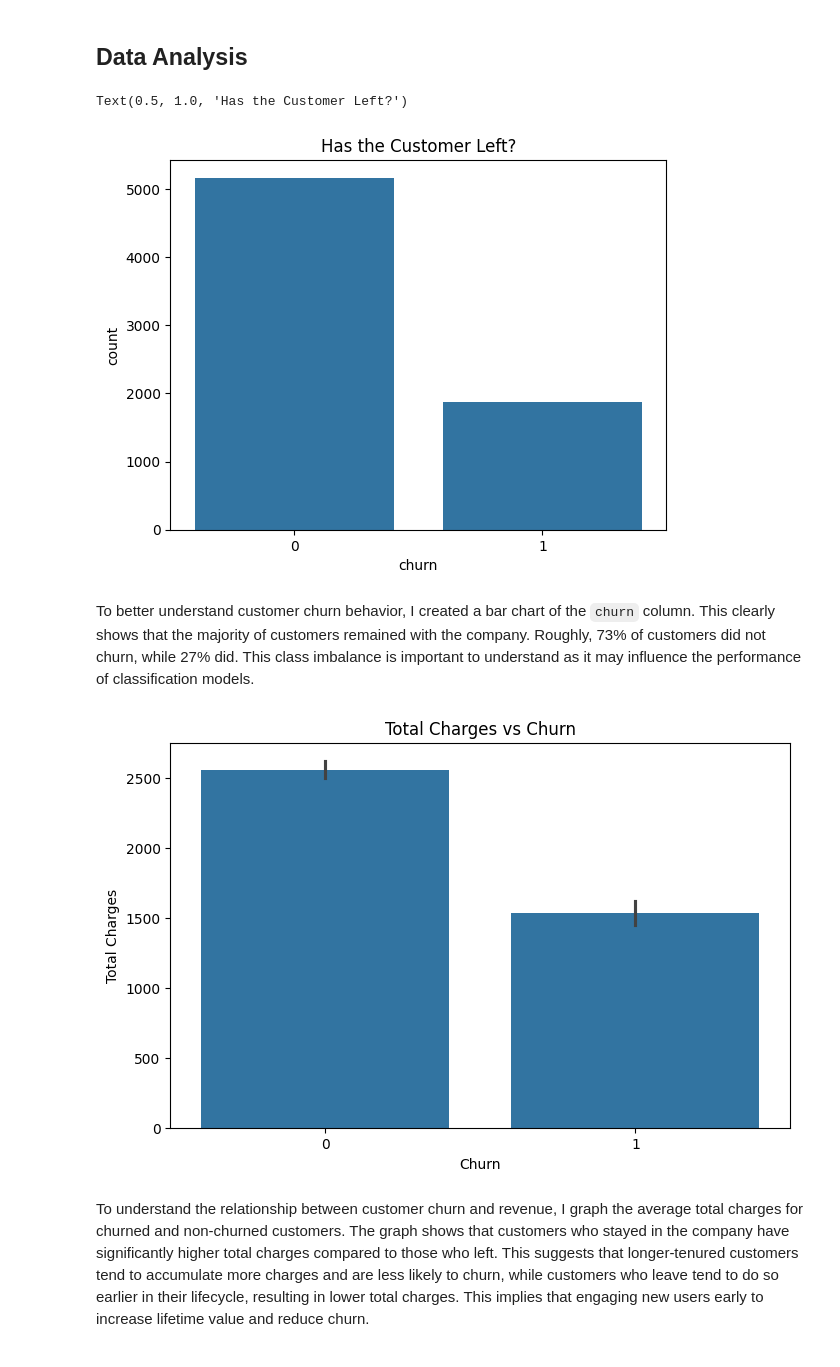
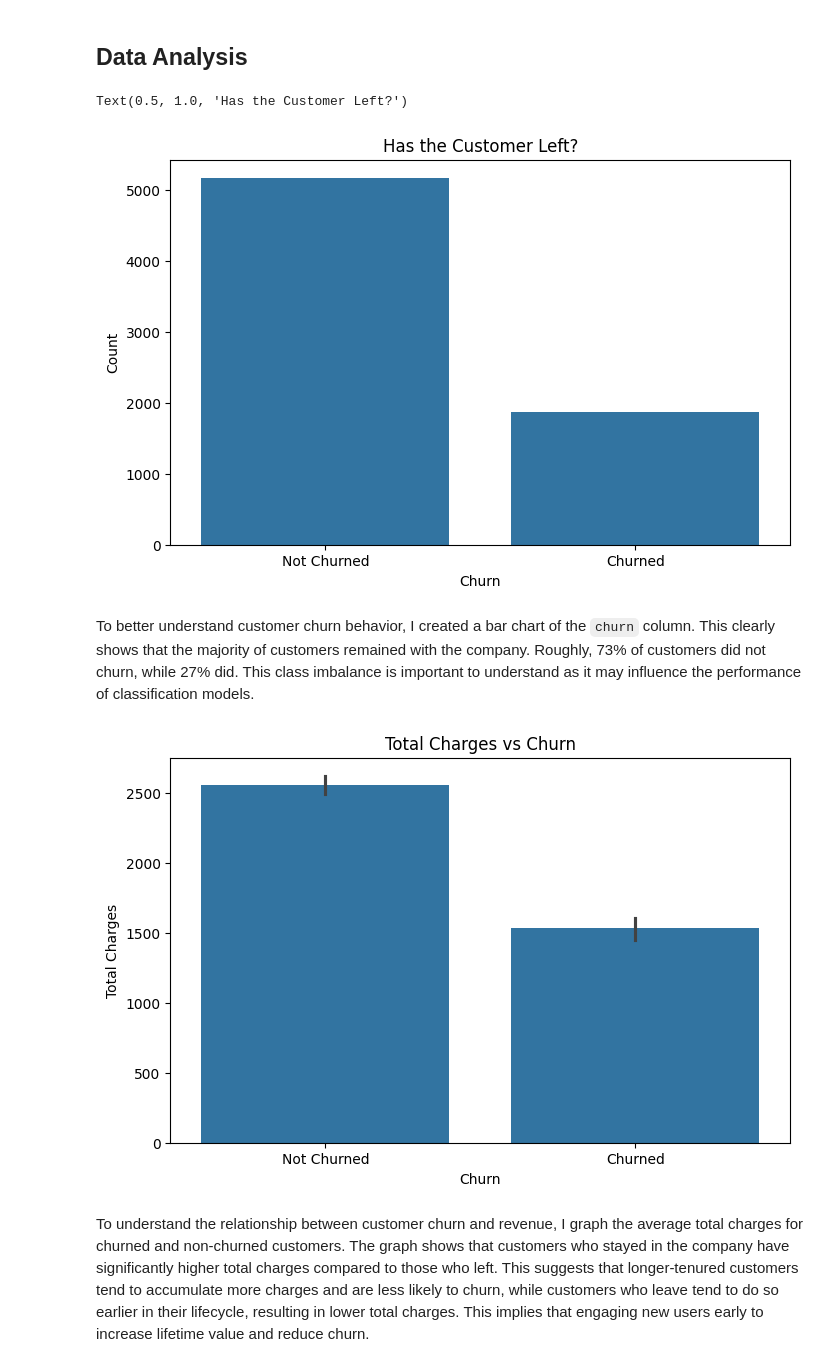
Before and after one commit to jeelfaldu7/customer_churn_forecasting_for_interconnect, a Jupyter notebook: notebook.ipynb, the cells around one changed output. Drawn from its saved outputs; the diff is of its cells as text; code cells hidden in the pictures.

```diff
--- a/notebook.ipynb
+++ b/notebook.ipynb
@@ -445,11 +445,15 @@ This transformation made the data more interpretable for analysis.
 ## Data Analysis
 # %%
 # Create a bar plot showing the count of customers who have churned vs. not churned
+plt.figure(figsize=(8, 5))
 sns.countplot(x='churn', data=final)
+plt.xlabel('Churn')
+plt.ylabel('Count')
+plt.xticks([0, 1], ['Not Churned', 'Churned'])
 plt.title('Has the Customer Left?')
 # %% [output]
 Text(0.5, 1.0, 'Has the Customer Left?')
-[figure, old version]
+[figure, new version]
 # %% [markdown]
 To better understand customer churn behavior, I created a bar chart of the `churn` column. This clearly shows that the majority of customers remained with the company. Roughly, 73% of customers did not churn, while 27% did. This class imbalance is important to understand as it may influence the performance of classification models.
 # %%
@@ -459,9 +463,10 @@ sns.barplot(x='churn', y='total_charges', data=final)
 plt.title('Total Charges vs Churn')
 plt.xlabel('Churn')
 plt.ylabel('Total Charges')
+plt.xticks([0, 1], ['Not Churned', 'Churned'])
 plt.show()
 # %% [output]
-[figure, old version]
+[figure, new version]
 # %% [markdown]
 To understand the relationship between customer churn and revenue, I graph the average total charges for churned and non-churned customers. The graph shows that customers who stayed in the company have significantly higher total charges compared to those who left. This suggests that longer-tenured customers tend to accumulate more charges and are less likely to churn, while customers who leave tend to do so earlier in their lifecycle, resulting in lower total charges. This implies that engaging new users early to increase lifetime value and reduce churn.
 # %%
```
Also changed, not shown: parts of 23 cells of this notebook, 50 other files.
